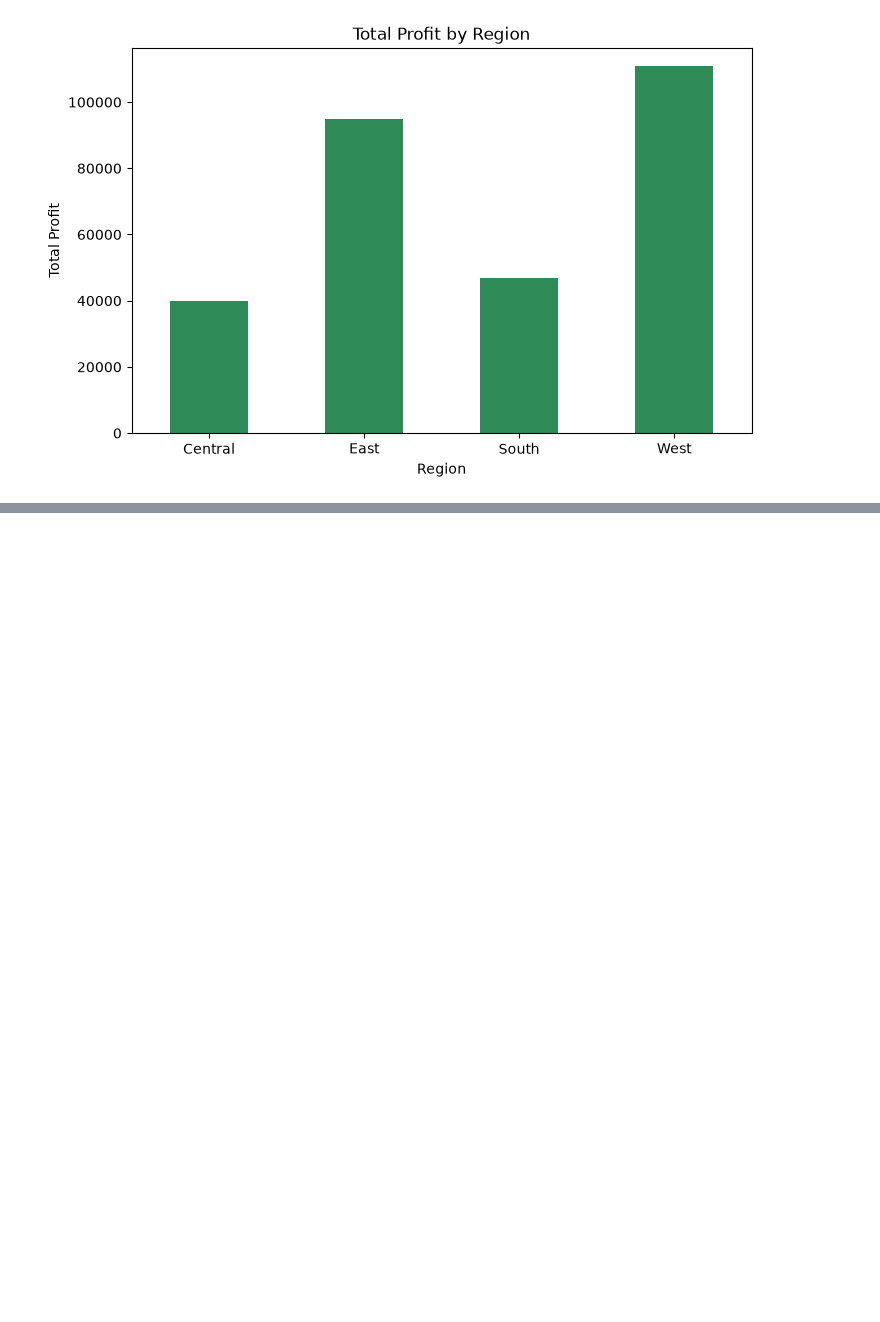
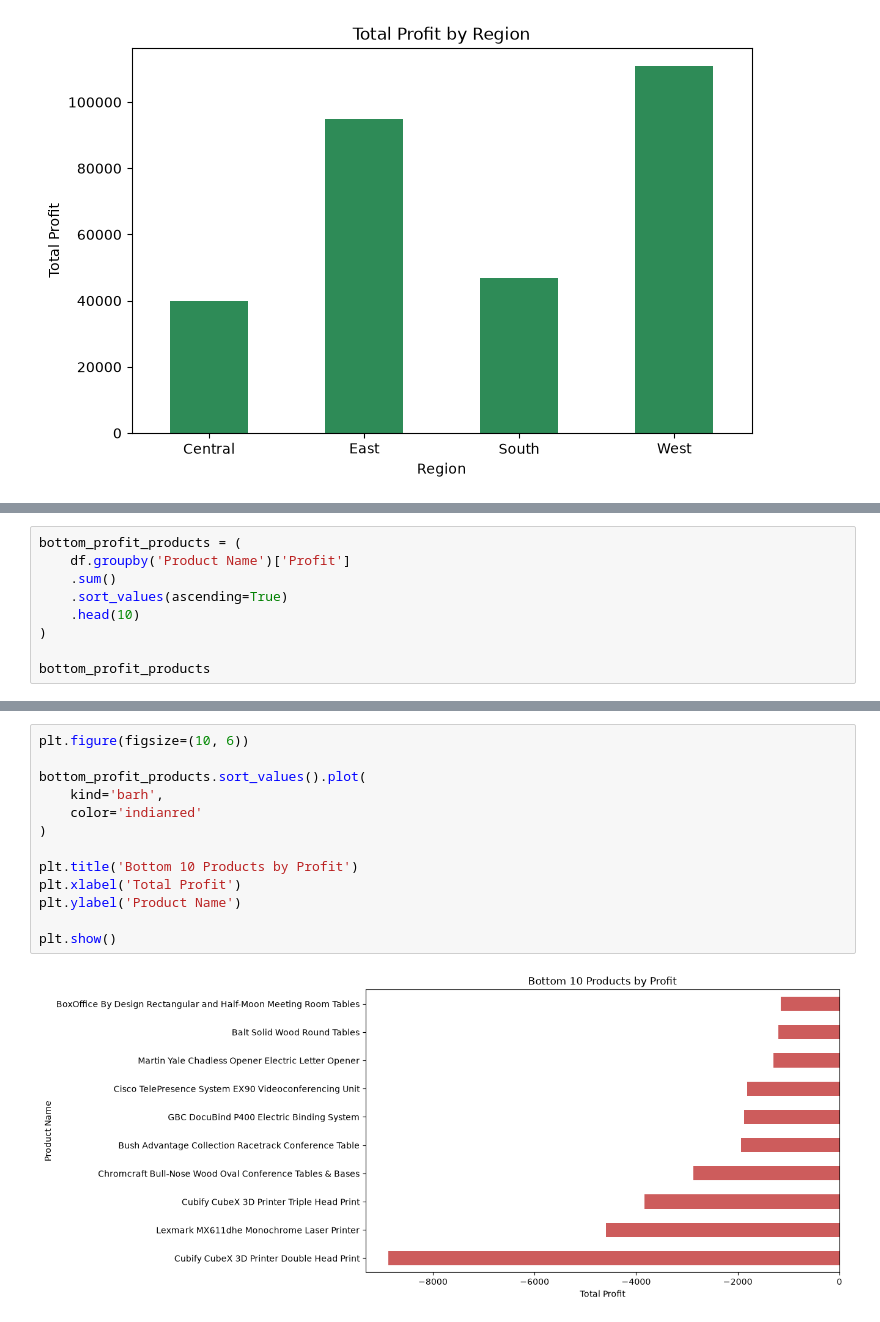
Before and after one commit to mdraihanmostafa746-coder/Superstore-Sales-Analysis, a Jupyter notebook: notebooks/superstore_sales_analysis.ipynb, the cells around one changed output, grey strips where cells are left out. Drawn from its saved outputs; the diff is of its cells as text; blank space fills up the shorter version.

```diff
--- a/notebooks/superstore_sales_analysis.ipynb
+++ b/notebooks/superstore_sales_analysis.ipynb
@@ -575,0 +650,9 @@ plt.show()
+# %%
+bottom_profit_products = (
+    df.groupby('Product Name')['Profit']
+    .sum()
+    .sort_values(ascending=True)
+    .head(10)
+)
+
+bottom_profit_products
@@ -575,0 +672,15 @@ plt.show()
+# %%
+plt.figure(figsize=(10, 6))
+
+bottom_profit_products.sort_values().plot(
+    kind='barh',
+    color='indianred'
+)
+
+plt.title('Bottom 10 Products by Profit')
+plt.xlabel('Total Profit')
+plt.ylabel('Product Name')
+
+plt.show()
+# %% [output]
+[figure, added]
```
Also changed, not shown: parts of 5 cells of this notebook, 3 other files.
